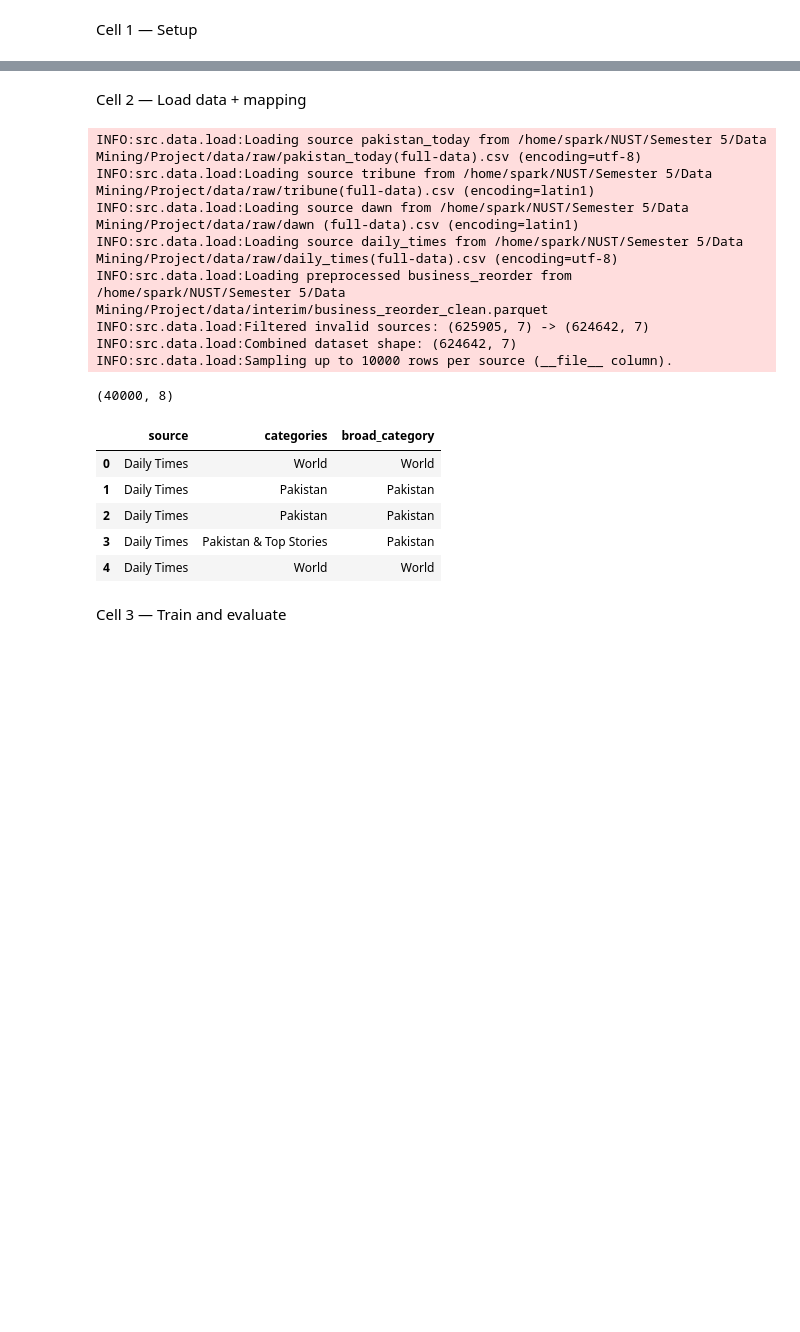
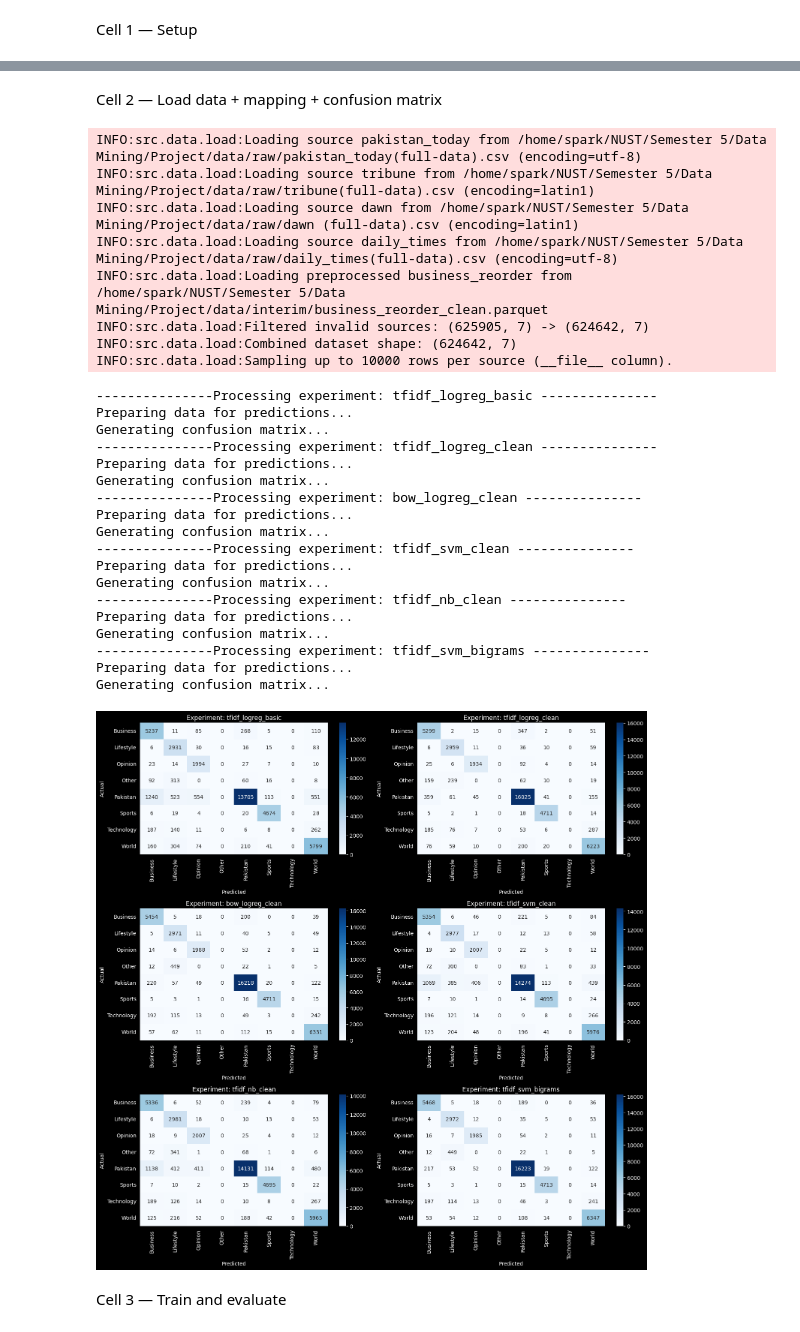
Before and after one commit to SparkDrago05/dm-news-nlp, a Jupyter notebook: notebooks/05_error_analysis.ipynb, the cells around one changed output, grey strips where cells are left out. Cells and saved outputs as stored; diff of their text form; code cells hidden in the pictures; blank space fills up the shorter version.

```diff
--- a/notebooks/05_error_analysis.ipynb
+++ b/notebooks/05_error_analysis.ipynb
@@ -23,29 +58,79 @@ from src.models.evaluation import evaluate_classifier
 # %% [markdown]
-Cell 2 — Load data + mapping
+Cell 2 — Load data + mapping + confusion matrix
 # %%
-cfg = load_yaml(PROJECT_ROOT / 'configs' / 'model_svm.yaml')
+# We need the data to run predictions for the confusion matrices
+base_cfg = load_yaml(PROJECT_ROOT / 'configs' / 'base.yaml')
+df_raw = load_all_sources(base_cfg, root=PROJECT_ROOT)
+df = add_broad_category(df_raw, base_cfg, root=PROJECT_ROOT)
 
-df = load_all_sources(cfg, root=PROJECT_ROOT)
-df = add_broad_category(df, cfg, root=PROJECT_ROOT)
+num_exps = len(EXPERIMENTS_TO_ANALYZE)
+cols = 2
+rows = (num_exps + 1) // cols
 
-print(df.shape)
-df[['source', 'categories', 'broad_category']].head()
+plt.figure(figsize=(15, 5 * rows))
+
+for i, exp_id in enumerate(EXPERIMENTS_TO_ANALYZE):
+    exp_dir = RESULTS_BASE_DIR / exp_id
+    config_path = PROJECT_ROOT / 'configs' / f"{exp_id}.yaml"
+
+    print('---------------Processing experiment:', exp_id, '---------------')
+
+    if not exp_dir.exists() or not config_path.exists():
+        print(f"Skipping {exp_id}: missing experiment dir or config.")
+        continue
+
+    # Load specific config and model
+    cfg = load_yaml(config_path)
+    model = load_classifier(cfg, root=PROJECT_ROOT)
+
+    # Prepare X, y for this specific config's preprocessing
+    print('Preparing data for predictions...')
+    X_text, y_true = prepare_text_and_labels(df, cfg)
+    y_pred = model.predict(X_text)
+
+    # Generate Matrix
+    print('Generating confusion matrix...')
+    labels = sorted(list(set(y_true)))
+    cm = confusion_matrix(y_true, y_pred, labels=labels)
+
+    # Plot
+    plt.subplot(rows, cols, i + 1)
+    sns.heatmap(cm, annot=True, fmt='d', cmap='Blues',
+                xticklabels=labels, yticklabels=labels)
+    plt.title(f"Experiment: {exp_id}")
+    plt.ylabel('Actual')
+    plt.xlabel('Predicted')
+
+plt.tight_layout()
+plt.show()
 # %% [output]
 INFO:src.data.load:Loading source pakistan_today from /home/spark/NUST/Semester 5/Data Mining/Project/data/raw/pakistan_today(full-data).csv (encoding=utf-8)
 INFO:src.data.load:Loading source tribune from /home/spark/NUST/Semester 5/Data Mining/Project/data/raw/tribune(full-data).csv (encoding=latin1)
 INFO:src.data.load:Loading source dawn from /home/spark/NUST/Semester 5/Data Mining/Project/data/raw/dawn (full-data).csv (encoding=latin1)
 INFO:src.data.load:Loading source daily_times from /home/spark/NUST/Semester 5/Data Mining/Project/data/raw/daily_times(full-data).csv (encoding=utf-8)
 INFO:src.data.load:Loading preprocessed business_reorder from /home/spark/NUST/Semester 5/Data Mining/Project/data/interim/business_reorder_clean.parquet
 INFO:src.data.load:Filtered invalid sources: (625905, 7) -> (624642, 7)
 INFO:src.data.load:Combined dataset shape: (624642, 7)
 INFO:src.data.load:Sampling up to 10000 rows per source (__file__ column).
-(40000, 8)
+---------------Processing experiment: tfidf_logreg_basic ---------------
+Preparing data for predictions...
+Generating confusion matrix...
+---------------Processing experiment: tfidf_logreg_clean ---------------
+Preparing data for predictions...
+Generating confusion matrix...
+---------------Processing experiment: bow_logreg_clean ---------------
+Preparing data for predictions...
+Generating confusion matrix...
+---------------Processing experiment: tfidf_svm_clean ---------------
+Preparing data for predictions...
+Generating confusion matrix...
+---------------Processing experiment: tfidf_nb_clean ---------------
+Preparing data for predictions...
+Generating confusion matrix...
+---------------Processing experiment: tfidf_svm_bigrams ---------------
+Preparing data for predictions...
+Generating confusion matrix...
-|  | source | categories | broad_category |
-| 0 | Daily Times | World | World |
-| 1 | Daily Times | Pakistan | Pakistan |
-| 2 | Daily Times | Pakistan | Pakistan |
-| 3 | Daily Times | Pakistan & Top Stories | Pakistan |
-| 4 | Daily Times | World | World |
+[figure, added]
 # %% [markdown]
 Cell 3 — Train and evaluate
 # %%
```
Also changed, not shown: parts of 11 cells of this notebook, 17 other files.
